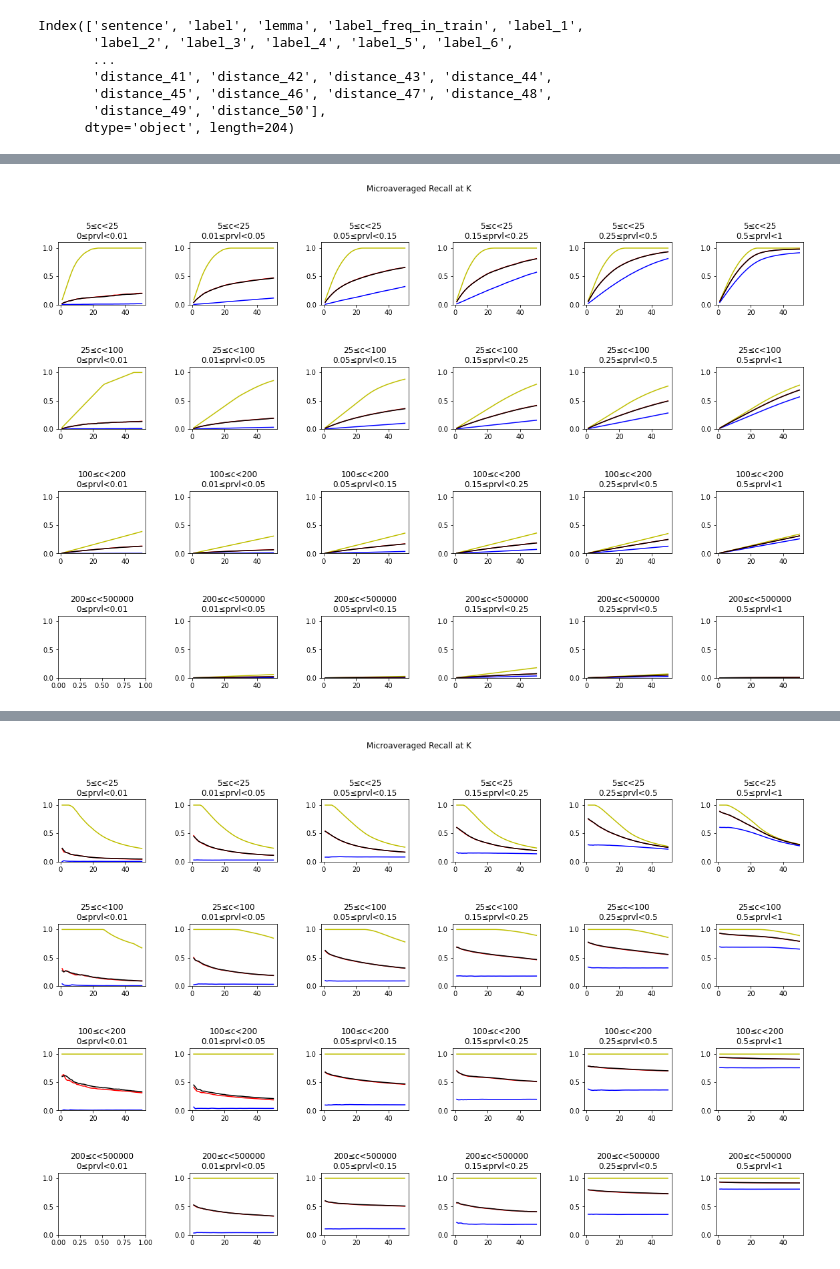
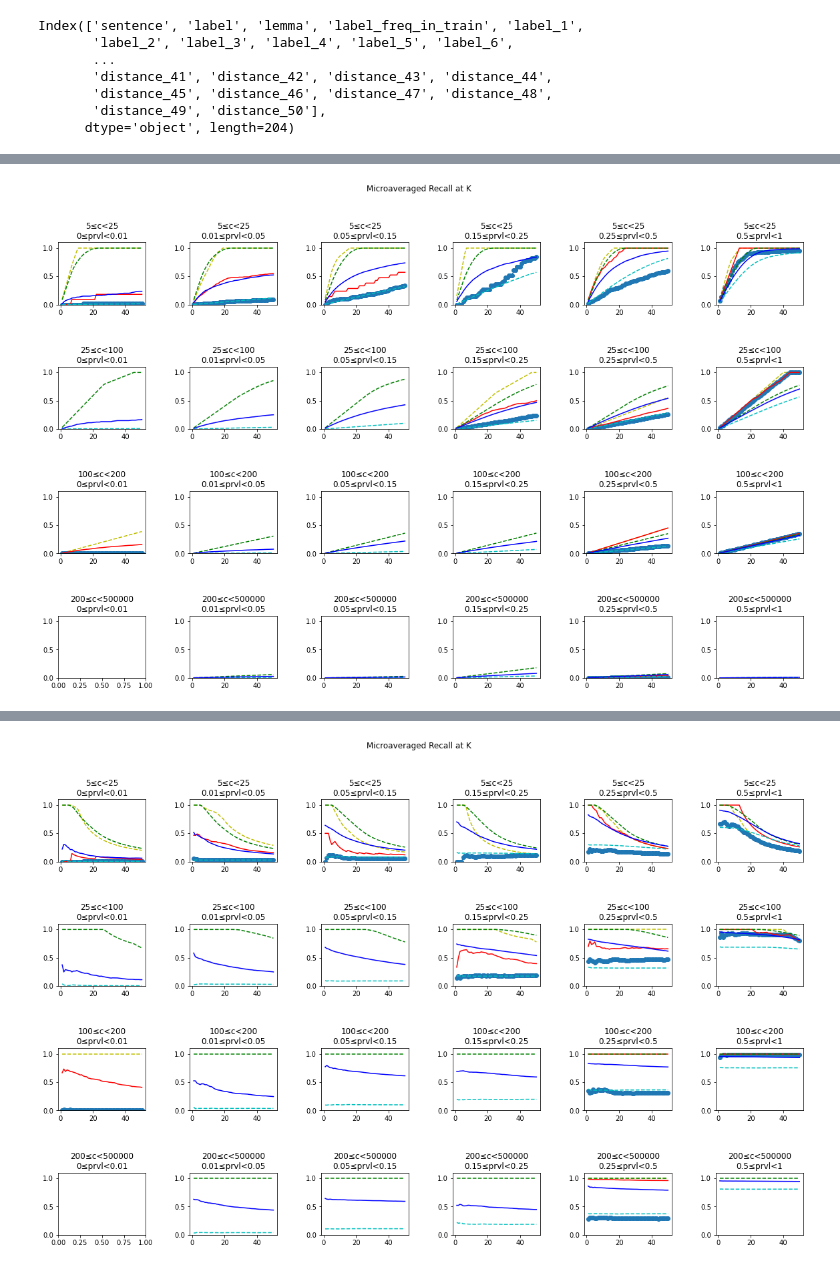
Before and after one commit to lgessler/bert-has-uncommon-sense, a Jupyter notebook: notebooks/ontonotes_analysis.ipynb, the cells around one changed output, grey strips where cells are left out. Drawn from its saved outputs; the diff is of its cells as text; code cells hidden in the pictures.

Commit message:
add flags for pos and nota sense

```diff
--- a/notebooks/ontonotes_analysis.ipynb
+++ b/notebooks/ontonotes_analysis.ipynb
@@ -11,7 +11,7 @@ from bssp.common import paths
 K = 50
 K_RANGE = range(5,55,5)
 
-def read_score(min_train_freq, max_train_freq, min_rarity, max_rarity, eval, metric='cosine', model='bert-base-cased', query_n=1, bert_layers=None):
+def read_score(min_train_freq, max_train_freq, min_rarity, max_rarity, eval, metric='cosine', model='bert-base-cased', query_n=1, query_category='all', pos='all', bert_layers=None):
     filepath = paths.bucketed_metric_at_k_path(
         distance_metric=metric,
         query_n=query_n,
@@ -21,6 +21,8 @@ def read_score(min_train_freq, max_train_freq, min_rarity, max_rarity, eval, met
         min_rarity=min_rarity,
         max_rarity=max_rarity,
         ext=eval,
+        query_category=query_category,
+        pos=pos,
         bert_layers=bert_layers
     )
     if not os.path.isfile(filepath):
@@ -33,7 +35,7 @@ def read_data(metric, model='bert-base-cased', query_n=1, bert_layers=None):
     data = pd.read_csv(filepath, sep='\t')
     return data
 
-cosine_data = read_data('cosine', bert_layers=[3])
+cosine_data = read_data('cosine', bert_layers=[0])
 cosine_data.keys()
 # %% [output]
 Index(['sentence', 'label', 'lemma', 'label_freq_in_train', 'label_1',
@@ -87,7 +89,7 @@ def plot_p_vs_k(p_at_k_dict, p_at_k_dict_2=None, key='synset'):
     plt.show()
 
 
-def plot_grid(configs, key='label', evals=['rec'], metric='cosine', query_n=1):
+def plot_grid(configs, key='label', evals=['rec'], metric='cosine', query_n=1, query_category='all', pos='all'):
     fig, axs = plt.subplots(4,6,figsize=(20,12))
     plt.subplots_adjust(hspace=1.0, wspace=0.5)
     fig.suptitle("Microaveraged " + ("Recall" if evals[0]=='rec'
@@ -110,6 +112,8 @@ def plot_grid(configs, key='label', evals=['rec'], metric='cosine', query_n=1):
                 eval_ = c['eval']
                 query_n_ = c.get('query_n') or query_n
                 bert_layers_ = c.get('bert_layers') or None
+                query_category_ = c.get('query_category') or query_category
+                pos_ = c.get('pos') or pos
 
                 scores = read_score(
                     eval=eval_,
@@ -119,6 +123,8 @@ def plot_grid(configs, key='label', evals=['rec'], metric='cosine', query_n=1):
                     max_rarity=max_rarity,
                     metric=metric_,
                     query_n=query_n_,
+                    query_category=query_category_,
+                    pos=pos_,
                     bert_layers=bert_layers_
                 )
                 if scores is None:
@@ -155,25 +161,37 @@ def plot_grid(configs, key='label', evals=['rec'], metric='cosine', query_n=1):
 #    dict(metric='cosine', eval='prec', color='yellow', query_n=5, bert_layers=[3]),
 #])
 
-plot_grid([
-    dict(metric='baseline', eval='rec', color='b'),
-    dict(metric='baseline', eval='orec', color='y-'),
-    dict(metric='cosine', eval='rec', query_n=1, bert_layers=[8], color='red'),
-    #dict(metric='cosine', eval='rec', query_n=3, bert_layers=[3], color='orange'),
-    #dict(metric='cosine', eval='rec', query_n=1, bert_layers=[4], color='orange'),
-    #dict(metric='cosine', eval='rec', query_n=1, bert_layers=[5], color='yellow'),
-    #dict(metric='cosine', eval='rec', query_n=1, bert_layers=[6], color='green'),
-    #dict(metric='cosine', eval='rec', query_n=1, bert_layers=[7], color='blue'),
-    #dict(metric='cosine', eval='rec', query_n=1, bert_layers=[8], color='indigo'),
-    #dict(metric='cosine', eval='rec', query_n=1, bert_layers=[9], color='violet'),
-    #dict(metric='cosine', eval='rec', query_n=1, bert_layers=[10], color='gray'),
-    dict(metric='cosine', eval='rec', query_n=1, bert_layers=[11], color='black'),
-    #dict(metric='cosine', eval='rec', query_n=3, bert_layers=[11], color='black'),
-])
-plot_grid([
-    dict(metric='baseline', eval='prec', color='b'),
-    dict(metric='baseline', eval='oprec', color='y-'),
-    dict(metric='cosine', eval='prec', query_n=1, bert_layers=[3], color='red'),
-    dict(metric='cosine', eval='prec', query_n=1, bert_layers=[11], color='black'),
-])
+for i in range(2):
+    s = ''
+    if i == 1:
+        s = 'p'
+    plot_grid([
+        # layers --------------------------------------------------------------------------------
+        #dict(metric='baseline', eval=f'{s}rec', color='b'),
+        #dict(metric='baseline', eval=f'o{s}rec', color='y-'),
+
+        #dict(metric='cosine', eval=f'{s}rec', query_n=1, bert_layers=[0], color='red'),
+        #dict(metric='cosine', eval=f'{s}rec', query_n=1, bert_layers=[1], color='orange'),
+        #dict(metric='cosine', eval=f'{s}rec', query_n=1, bert_layers=[2], color='yellow'),
+        #dict(metric='cosine', eval=f'{s}rec', query_n=1, bert_layers=[3], color='green'),
+        #dict(metric='cosine', eval=f'{s}rec', query_n=1, bert_layers=[4], color='blue'),
+        #dict(metric='cosine', eval=f'{s}rec', query_n=1, bert_layers=[5], color='indigo'),
+        #dict(metric='cosine', eval=f'{s}rec', query_n=1, bert_layers=[6], color='violet'),
+
+        #dict(metric='cosine', eval=f'{s}rec', query_n=1, bert_layers=[6], color='red'),
+        #dict(metric='cosine', eval=f'{s}rec', query_n=1, bert_layers=[7], color='orange'),
+        #dict(metric='cosine', eval=f'{s}rec', query_n=1, bert_layers=[8], color='yellow'),
+        #dict(metric='cosine', eval=f'{s}rec', query_n=1, bert_layers=[9], color='green'),
+        #dict(metric='cosine', eval=f'{s}rec', query_n=1, bert_layers=[10], color='blue'),
+        #dict(metric='cosine', eval=f'{s}rec', query_n=1, bert_layers=[11], color='indigo'),
+
+
+        dict(metric='baseline', eval=f'o{s}rec', color='y--', query_category='nota'),
+        dict(metric='baseline', eval=f'{s}rec', color='o--', query_category='nota'),
+        dict(metric='cosine', eval=f'{s}rec', query_n=3, bert_layers=[6], color='r', query_category='nota'),
+
+        dict(metric='baseline', eval=f'o{s}rec', color='g--', query_category='non-nota'),
+        dict(metric='baseline', eval=f'{s}rec', color='c--', query_category='non-nota'),
+        dict(metric='cosine', eval=f'{s}rec', query_n=3, bert_layers=[6], color='b', query_category='non-nota'),
+    ])
 # %% [output]
@@ -184 +215 @@ WARNING: not found:  cache/ontonotes_cosine_q1_predictions/bert-base-cased_11_20
-[figure, old version]
+[figure, new version]
@@ -189,4 +233,4 @@ WARNING: not found:  cache/ontonotes_cosine_q1_predictions/bert-base-cased_11_20
-[figure, old version]
+[figure, new version]
 # %%
 from bssp.common import paths
 for i,row in cosine_data.iterrows():
```
Also changed, not shown: parts of 4 cells of this notebook, 7 other files.
